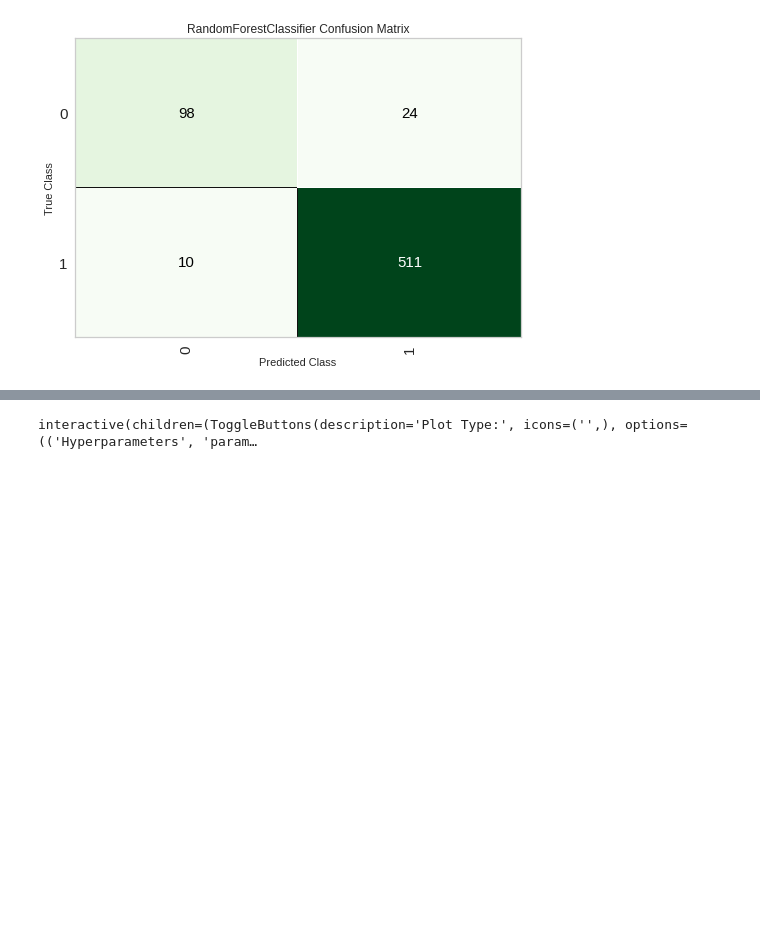
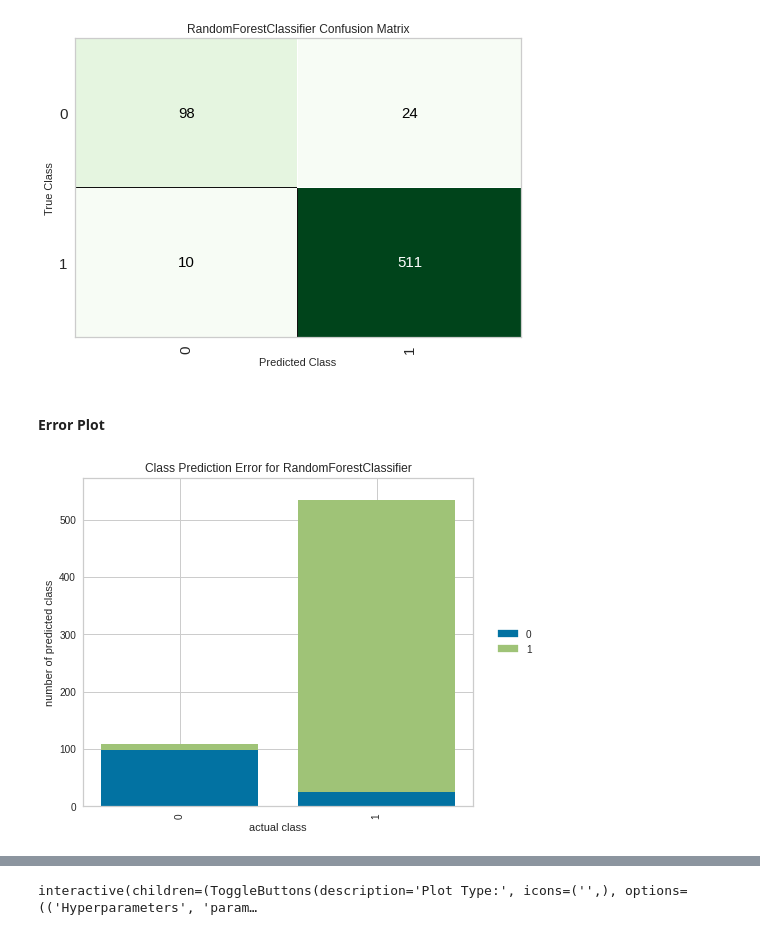
Before and after one commit to rmendesl/TCC, a Jupyter notebook: 03_CreateModelPyCaret.ipynb, the cells around one changed output, grey strips where cells are left out. Cells and saved outputs as stored; diff of their text form; code cells hidden in the pictures; blank space fills up the shorter version.

```diff
--- a/03_CreateModelPyCaret.ipynb
+++ b/03_CreateModelPyCaret.ipynb
@@ -376,3 +550,9 @@ plot_model(dt_tuned, plot='feature')
 plot_model(dt_tuned, plot = 'confusion_matrix')
 # %% [output]
 [figure]
+# %% [markdown]
+#### Error Plot
+# %%
+plot_model(dt_tuned, plot = 'error')
+# %% [output]
+[figure, added]
```
Also changed, not shown: parts of 14 cells of this notebook.
